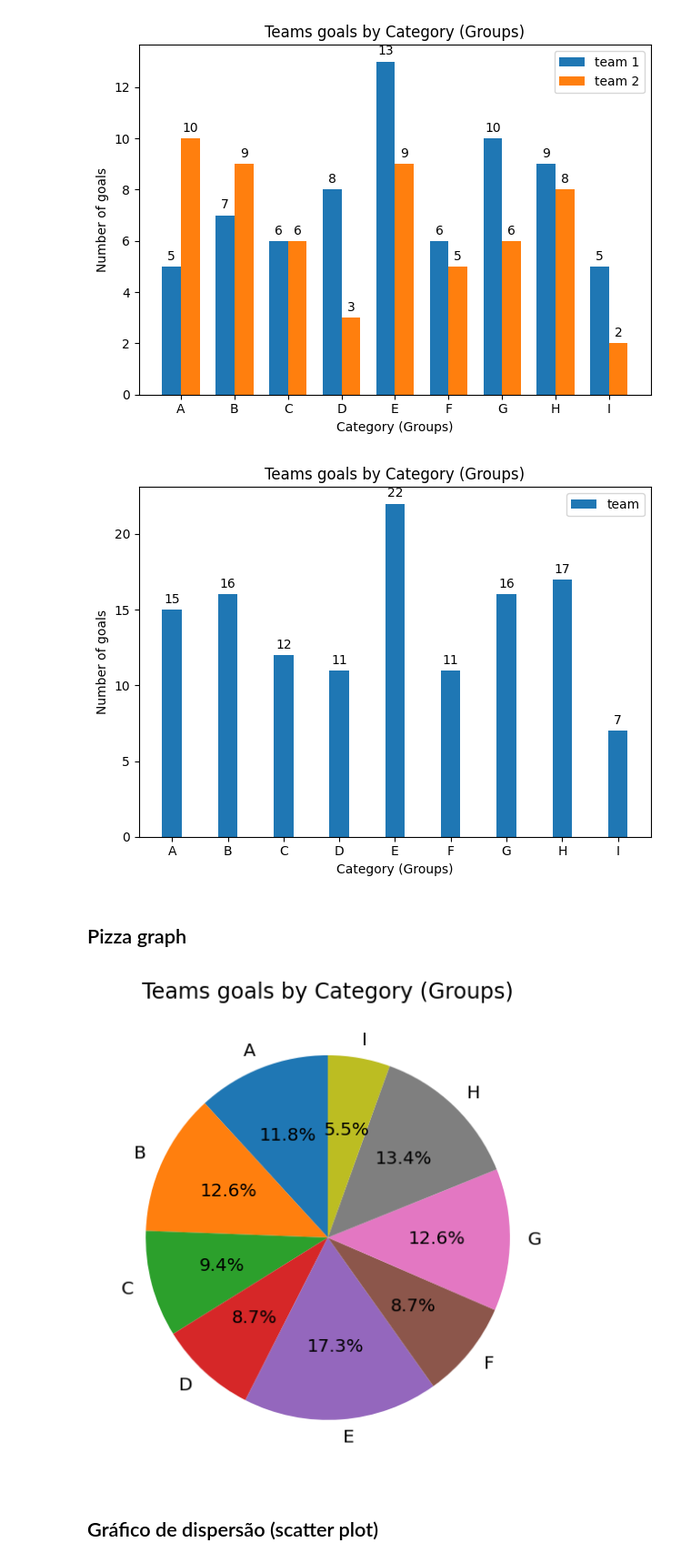
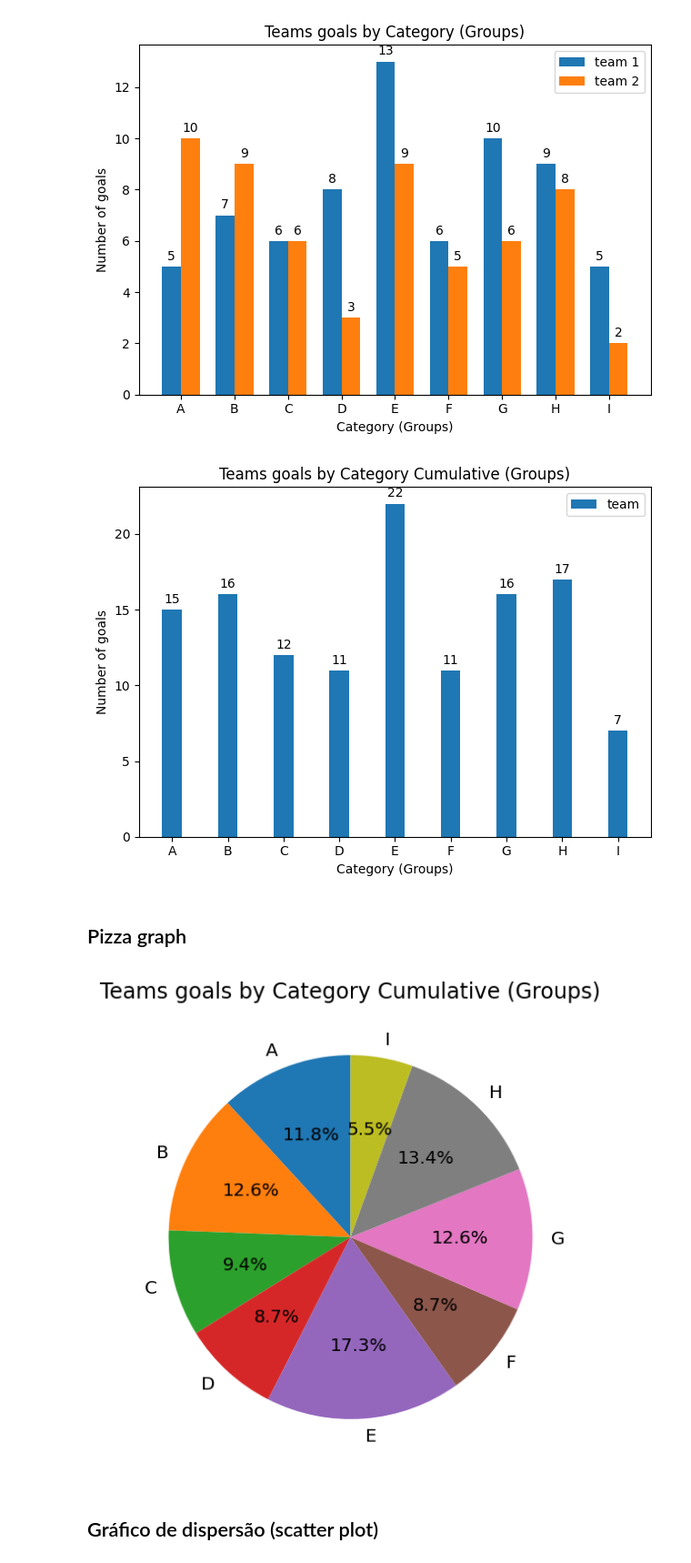
Before and after one commit to rubenscp/rcp-MO430-tarefas, a Jupyter notebook: Tarefa 02/Tarefa_02.ipynb, the cells around one changed output. Shown at 91% size. Drawn from its saved outputs; the diff is of its cells as text; code cells hidden in the pictures.

```diff
--- a/Tarefa 02/Tarefa_02.ipynb
+++ b/Tarefa 02/Tarefa_02.ipynb
@@ -175,7 +175,7 @@ rects = ax.bar(x, goal_team, width, label='team')
 # adding some text for labels, title and custom x-axis tick labels, etc.
 ax.set_ylabel('Number of goals')
 ax.set_xlabel('Category (Groups)')
-ax.set_title('Teams goals by Category (Groups)')
+ax.set_title('Teams goals by Category Cumulative (Groups)')
 ax.set_xticks(x, labels)
 ax.legend()
 
@@ -185,27 +185,27 @@ fig.tight_layout()
 
 plt.show()
 # %% [output]
-[figure, old version]
+[figure, new version]
 # %% [markdown]
 ## Pizza graph
 # %%
 # setting labels and values
 labels = categories['category_letter']
 goal_team = categories['number of goals team']
 
 # the same figure for both subplots
 fig = plt.figure(figsize=(10,10),dpi=144)
 
 # axes object for the first pie chart
 ax = fig.add_subplot(121)
 
 # plot first pie chart in ax1
 ax.pie(goal_team, labels=labels, autopct='%1.1f%%', shadow=False, startangle=90)
-ax.set_title('Teams goals by Category (Groups)')
+ax.set_title('Teams goals by Category Cumulative (Groups)')
 
 plt.show()
 # %% [output]
-[figure, old version]
+[figure, new version]
 # %% [markdown]
 ## Gráfico de dispersão (scatter plot)
 # %%
```
